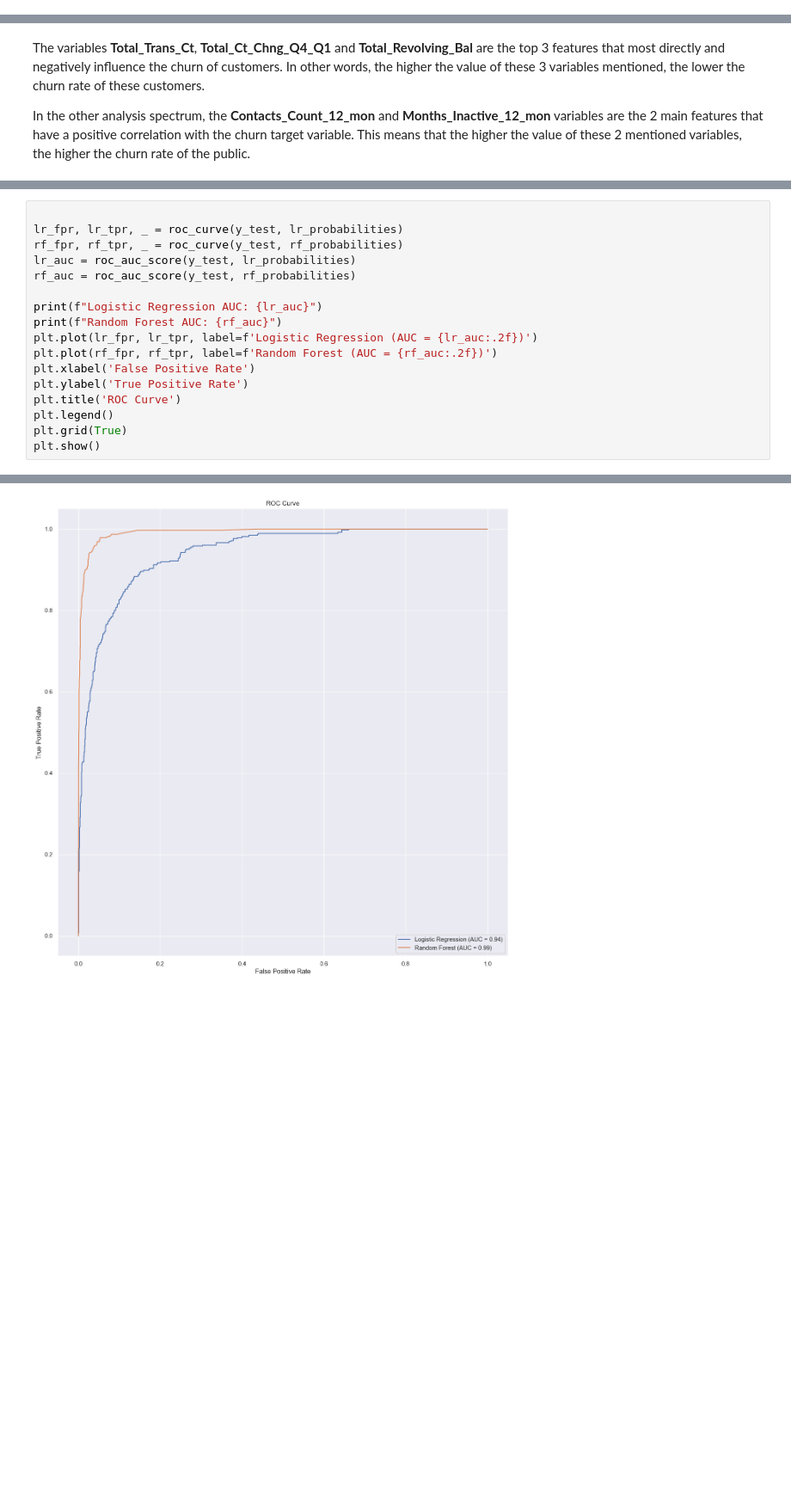
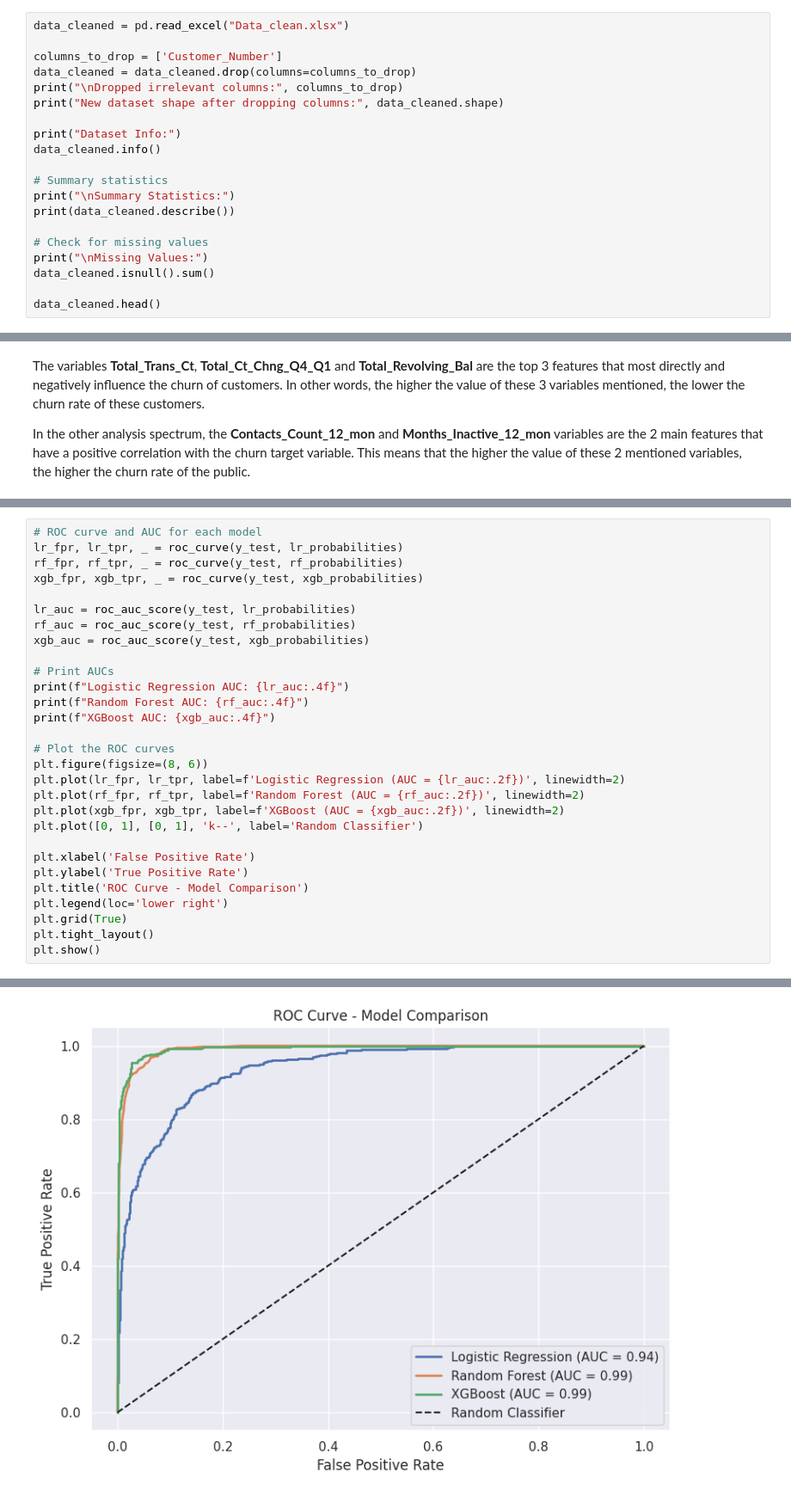
Before and after one commit to MAHErko944/Customer-Churn-Prediction, a Jupyter notebook: Cusomer Chuirn.ipynb, the cells around one changed output, grey strips where cells are left out. Shown at 86% size. Drawn from its saved outputs; the diff is of its cells as text; blank space fills up the shorter version.

```diff
--- a/Cusomer Chuirn.ipynb
+++ b/Cusomer Chuirn.ipynb
@@ -279,0 +541,20 @@ plt.show()
+# %%
+data_cleaned = pd.read_excel("Data_clean.xlsx")
+
+columns_to_drop = ['Customer_Number']
+data_cleaned = data_cleaned.drop(columns=columns_to_drop)
+print("\nDropped irrelevant columns:", columns_to_drop)
+print("New dataset shape after dropping columns:", data_cleaned.shape)
+
+print("Dataset Info:")
+data_cleaned.info()
+
+# Summary statistics
+print("\nSummary Statistics:")
+print(data_cleaned.describe())
+
+# Check for missing values
+print("\nMissing Values:")
+data_cleaned.isnull().sum()
+
+data_cleaned.head()
@@ -514,18 +1080,30 @@ high_risk_customers[['Customer_Number', 'Age', 'Total_Trans_Amt', 'Avg_Churn_Pro
 # %%
-
+# ROC curve and AUC for each model
 lr_fpr, lr_tpr, _ = roc_curve(y_test, lr_probabilities)
 rf_fpr, rf_tpr, _ = roc_curve(y_test, rf_probabilities)
+xgb_fpr, xgb_tpr, _ = roc_curve(y_test, xgb_probabilities)
+
 lr_auc = roc_auc_score(y_test, lr_probabilities)
 rf_auc = roc_auc_score(y_test, rf_probabilities)
+xgb_auc = roc_auc_score(y_test, xgb_probabilities)
 
-print(f"Logistic Regression AUC: {lr_auc}")
-print(f"Random Forest AUC: {rf_auc}")
-plt.plot(lr_fpr, lr_tpr, label=f'Logistic Regression (AUC = {lr_auc:.2f})')
-plt.plot(rf_fpr, rf_tpr, label=f'Random Forest (AUC = {rf_auc:.2f})')
+# Print AUCs
+print(f"Logistic Regression AUC: {lr_auc:.4f}")
+print(f"Random Forest AUC: {rf_auc:.4f}")
+print(f"XGBoost AUC: {xgb_auc:.4f}")
+
+# Plot the ROC curves
+plt.figure(figsize=(8, 6))
+plt.plot(lr_fpr, lr_tpr, label=f'Logistic Regression (AUC = {lr_auc:.2f})', linewidth=2)
+plt.plot(rf_fpr, rf_tpr, label=f'Random Forest (AUC = {rf_auc:.2f})', linewidth=2)
+plt.plot(xgb_fpr, xgb_tpr, label=f'XGBoost (AUC = {xgb_auc:.2f})', linewidth=2)
+plt.plot([0, 1], [0, 1], 'k--', label='Random Classifier')
+
 plt.xlabel('False Positive Rate')
 plt.ylabel('True Positive Rate')
-plt.title('ROC Curve')
-plt.legend()
+plt.title('ROC Curve - Model Comparison')
+plt.legend(loc='lower right')
 plt.grid(True)
+plt.tight_layout()
 plt.show()
 # %% [output]
@@ -534 +1113 @@ Random Forest AUC: 0.9923463649752309
-[figure, old version]
+[figure, new version]
```
Also changed, not shown: parts of 107 cells of this notebook.
